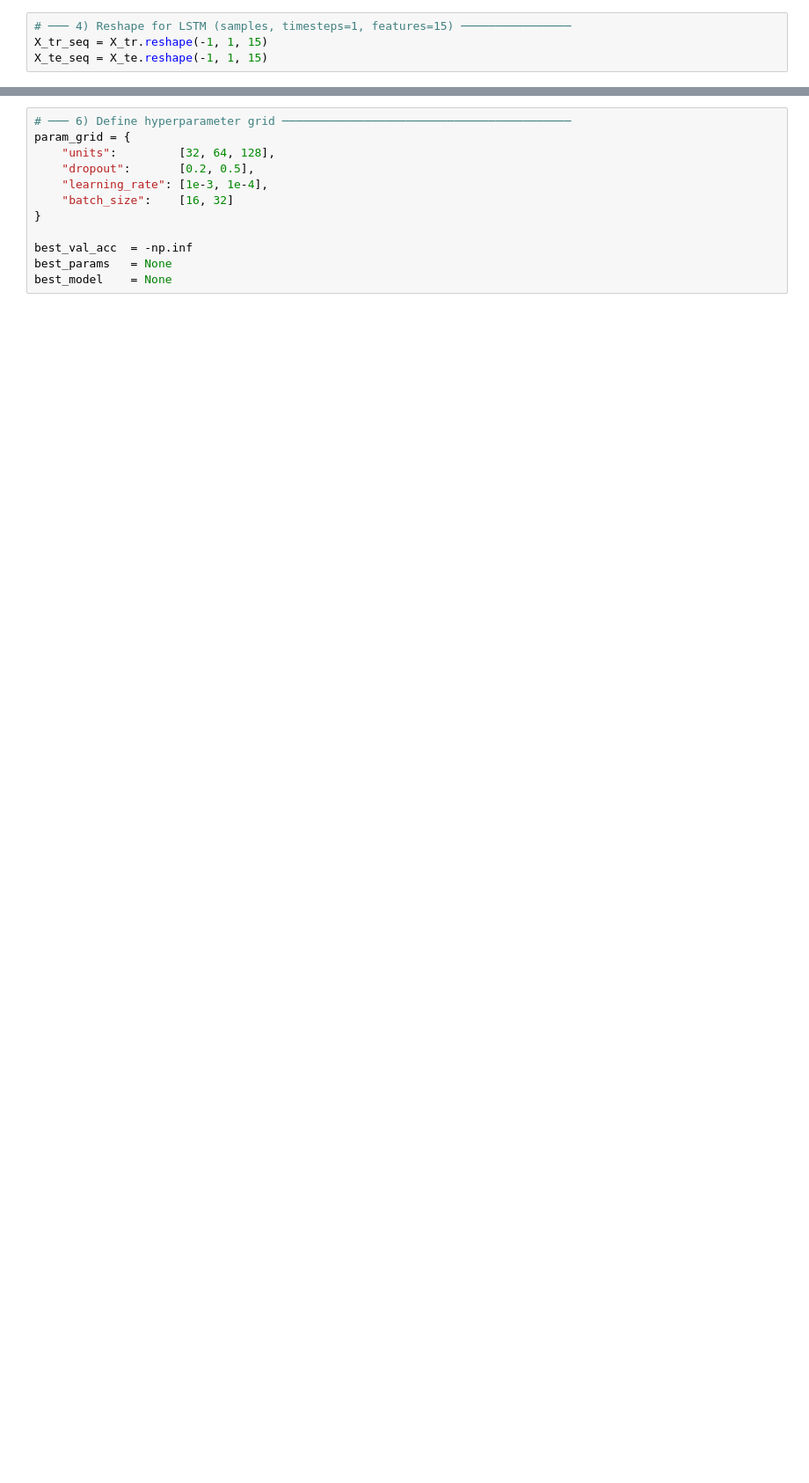
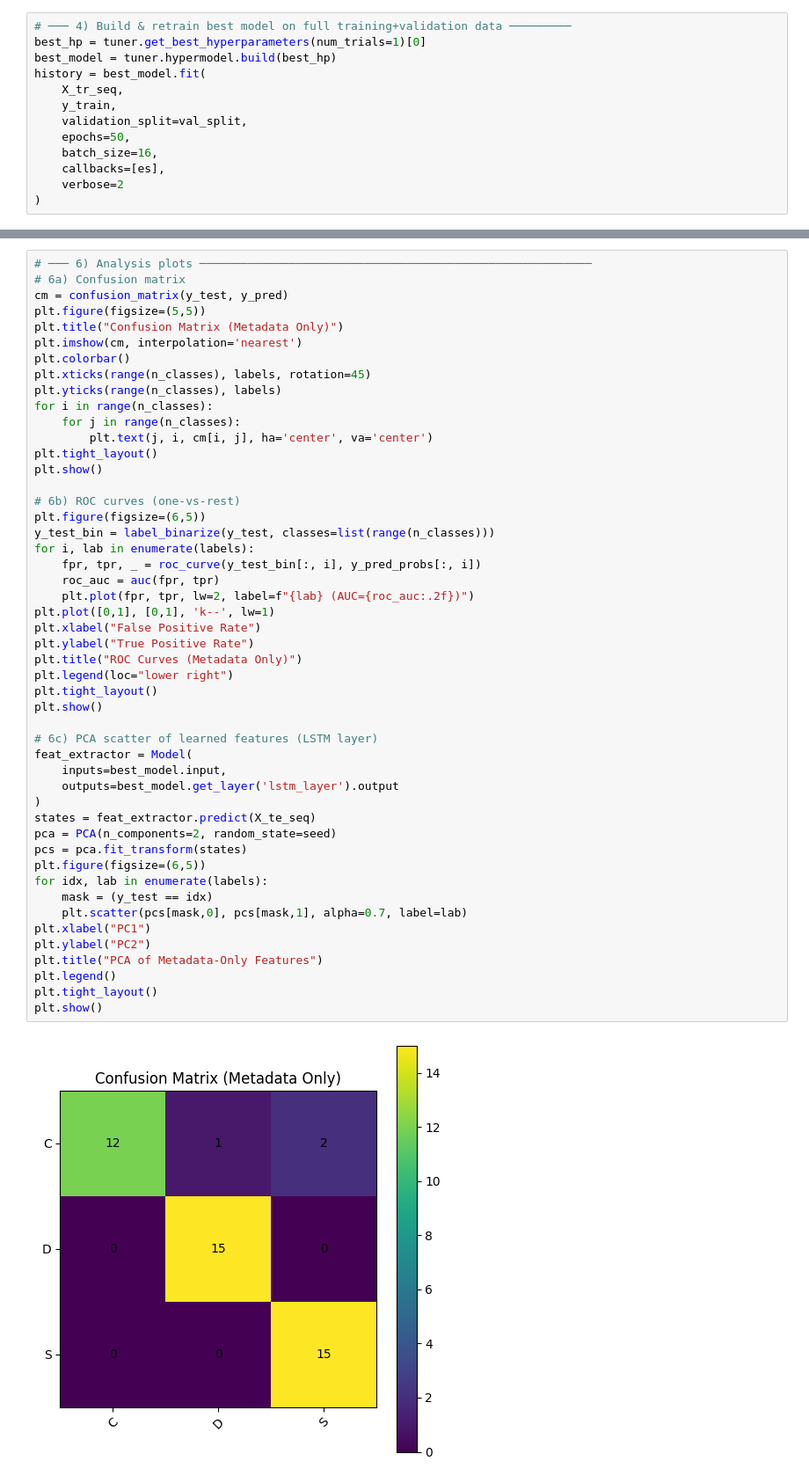
Before and after one commit to leaLeGallo/threebodyproblem, a Jupyter notebook: LSTM.ipynb, the cells around one changed output, grey strips where cells are left out. Shown at 88% size. Drawn from its saved outputs; the diff is of its cells as text; blank space fills up the shorter version.

```diff
--- a/LSTM.ipynb
+++ b/LSTM.ipynb
@@ -52,4 +103,13 @@ X_tr, X_te, Y_tr, Y_te, y_tr, y_te = train_test_split(
 # %%
-# ─── 4) Reshape for LSTM (samples, timesteps=1, features=15) ────────────────
-X_tr_seq = X_tr.reshape(-1, 1, 15)
-X_te_seq = X_te.reshape(-1, 1, 15)
+# ─── 4) Build & retrain best model on full training+validation data ─────────
+best_hp = tuner.get_best_hyperparameters(num_trials=1)[0]
+best_model = tuner.hypermodel.build(best_hp)
+history = best_model.fit(
+    X_tr_seq,
+    y_train,
+    validation_split=val_split,
+    epochs=50,
+    batch_size=16,
+    callbacks=[es],
+    verbose=2
+)
@@ -63,12 +156,51 @@ X_train2, X_val, Y_train2, Y_val = train_test_split(
 # %%
-# ─── 6) Define hyperparameter grid ──────────────────────────────────────────
-param_grid = {
-    "units":         [32, 64, 128],
-    "dropout":       [0.2, 0.5],
-    "learning_rate": [1e-3, 1e-4],
-    "batch_size":    [16, 32]
-}
+# ─── 6) Analysis plots ─────────────────────────────────────────────────────────
+# 6a) Confusion matrix
+cm = confusion_matrix(y_test, y_pred)
+plt.figure(figsize=(5,5))
+plt.title("Confusion Matrix (Metadata Only)")
+plt.imshow(cm, interpolation='nearest')
+plt.colorbar()
+plt.xticks(range(n_classes), labels, rotation=45)
+plt.yticks(range(n_classes), labels)
+for i in range(n_classes):
+    for j in range(n_classes):
+        plt.text(j, i, cm[i, j], ha='center', va='center')
+plt.tight_layout()
+plt.show()
 
-best_val_acc  = -np.inf
-best_params   = None
-best_model    = None
+# 6b) ROC curves (one-vs-rest)
+plt.figure(figsize=(6,5))
+y_test_bin = label_binarize(y_test, classes=list(range(n_classes)))
+for i, lab in enumerate(labels):
+    fpr, tpr, _ = roc_curve(y_test_bin[:, i], y_pred_probs[:, i])
+    roc_auc = auc(fpr, tpr)
+    plt.plot(fpr, tpr, lw=2, label=f"{lab} (AUC={roc_auc:.2f})")
+plt.plot([0,1], [0,1], 'k--', lw=1)
+plt.xlabel("False Positive Rate")
+plt.ylabel("True Positive Rate")
+plt.title("ROC Curves (Metadata Only)")
+plt.legend(loc="lower right")
+plt.tight_layout()
+plt.show()
+
+# 6c) PCA scatter of learned features (LSTM layer)
+feat_extractor = Model(
+    inputs=best_model.input,
+    outputs=best_model.get_layer('lstm_layer').output
+)
+states = feat_extractor.predict(X_te_seq)
+pca = PCA(n_components=2, random_state=seed)
+pcs = pca.fit_transform(states)
+plt.figure(figsize=(6,5))
+for idx, lab in enumerate(labels):
+    mask = (y_test == idx)
+    plt.scatter(pcs[mask,0], pcs[mask,1], alpha=0.7, label=lab)
+plt.xlabel("PC1")
+plt.ylabel("PC2")
+plt.title("PCA of Metadata-Only Features")
+plt.legend()
+plt.tight_layout()
+plt.show()
+# %% [output]
+[figure, added]
```
Also changed, not shown: parts of 12 cells of this notebook, 9 other files.
